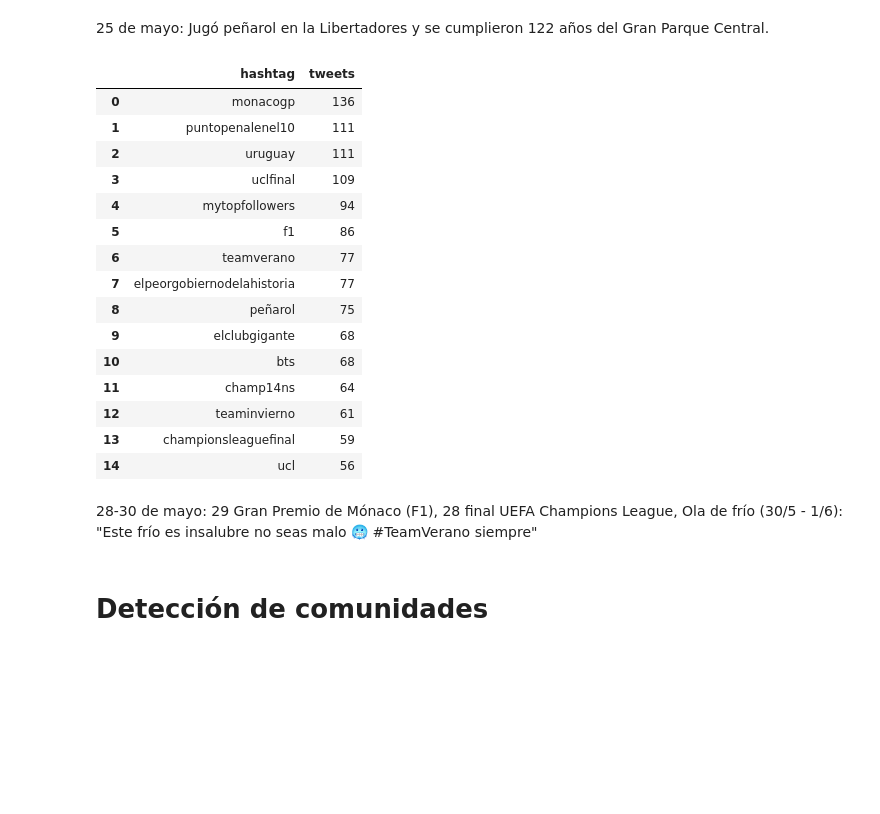
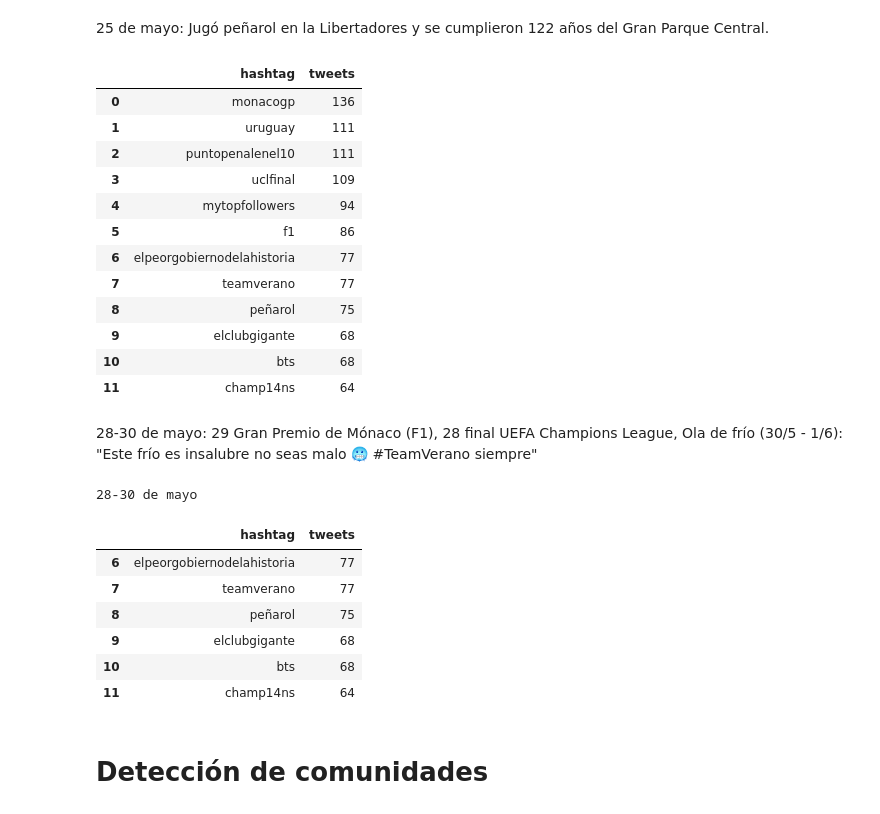
Before and after one commit to rodrigallardo/twitter-uy, a Jupyter notebook: consultas.ipynb, the cells around one changed output. Saved outputs shown, nothing was run; the diff lists cells and outputs as text; code cells hidden in the pictures; blank space fills up the shorter version.

```diff
--- a/consultas.ipynb
+++ b/consultas.ipynb
@@ -222,35 +183,44 @@ result_cons
 # %%
 # 28-30 de mayo
 consulta = (
     "match (t:Tweet) -[*1..2]-> (h:Hashtag) "
     "where (datetime(t.created_at) -duration({hours: 3})).day in [28,29,30] "
     "with h, count(t) as tweets "
     "return h.tag as hashtag, tweets "
     "order by tweets desc "
-    "limit 15"
+    "limit 12"
 )
 
 result_cons=graph.run(consulta).to_data_frame()
 result_cons
 # %% [output]
 |  | hashtag | tweets |
 | 0 | monacogp | 136 |
-| 1 | puntopenalenel10 | 111 |
-| 2 | uruguay | 111 |
+| 1 | uruguay | 111 |
+| 2 | puntopenalenel10 | 111 |
 | 3 | uclfinal | 109 |
 | 4 | mytopfollowers | 94 |
 | 5 | f1 | 86 |
-| 6 | teamverano | 77 |
-| 7 | elpeorgobiernodelahistoria | 77 |
+| 6 | elpeorgobiernodelahistoria | 77 |
+| 7 | teamverano | 77 |
 | 8 | peñarol | 75 |
 | 9 | elclubgigante | 68 |
 | 10 | bts | 68 |
 | 11 | champ14ns | 64 |
-| 12 | teaminvierno | 61 |
-| 13 | championsleaguefinal | 59 |
-| 14 | ucl | 56 |
 # %% [markdown]
 28-30 de mayo: 29 Gran Premio de Mónaco (F1), 28 final UEFA Champions League, Ola de frío (30/5 - 1/6): "Este frío es insalubre no seas malo 🥶 #TeamVerano siempre"
+# %%
+result_cons = result_cons.tail(6).style.set_caption('28-30 de mayo')
+result_cons
+# %% [output]
+28-30 de mayo
+|  | hashtag | tweets |
+| 6 | elpeorgobiernodelahistoria | 77 |
+| 7 | teamverano | 77 |
+| 8 | peñarol | 75 |
+| 9 | elclubgigante | 68 |
+| 10 | bts | 68 |
+| 11 | champ14ns | 64 |
 # %% [markdown]
 # Detección de comunidades
 # %%
```
Also changed, not shown: parts of 22 cells of this notebook, 1 other file.
